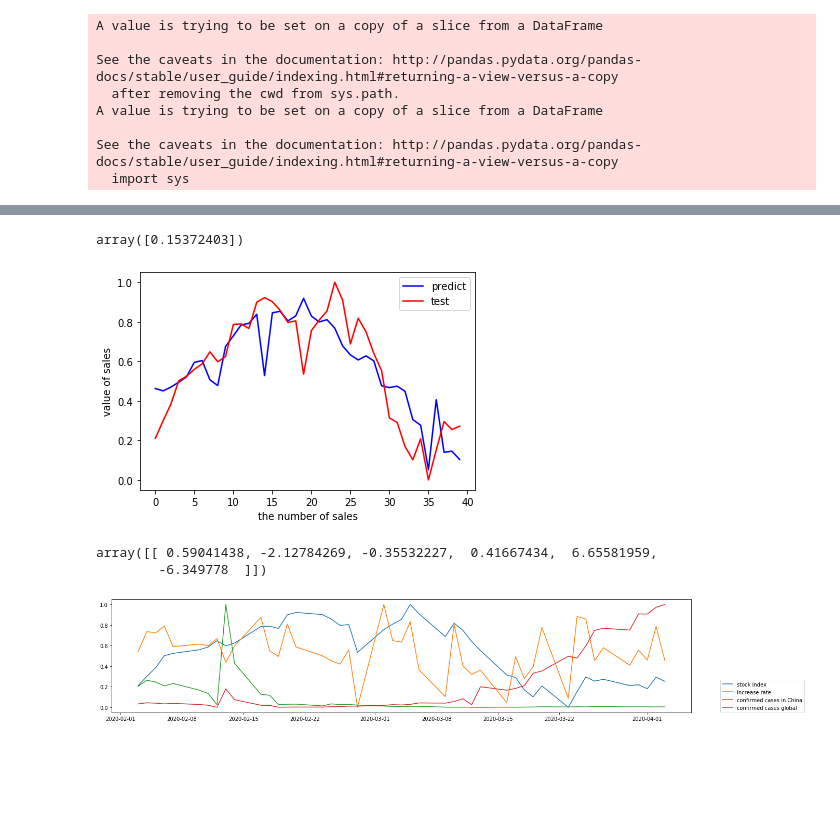
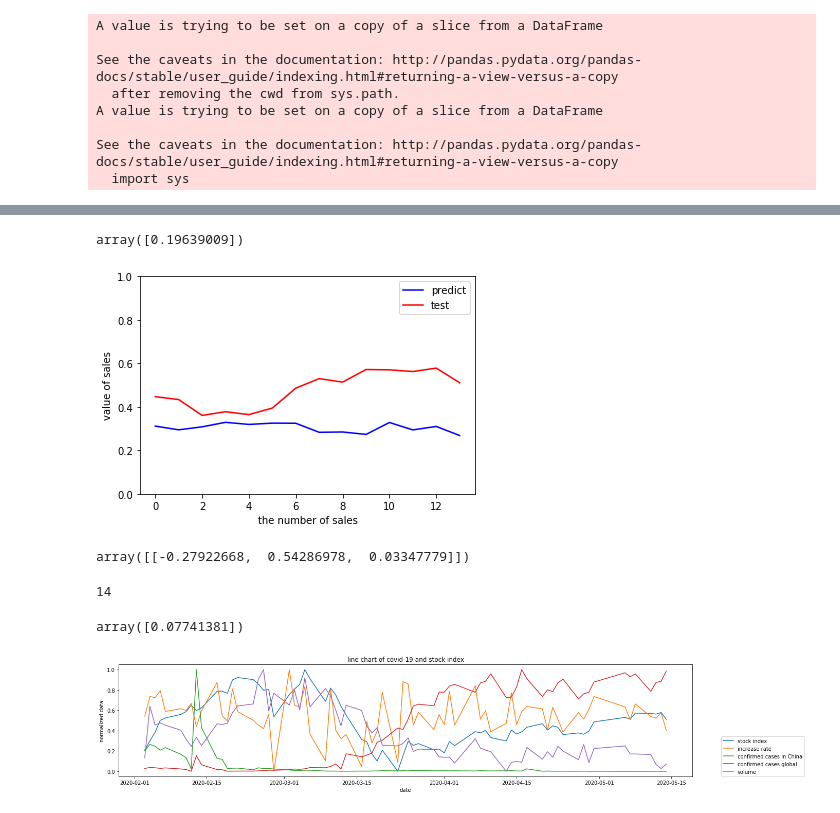
Before and after one commit to lawiet019/DA_FinalProject, a Jupyter notebook: caseAnalyze/timeSeries.ipynb, the cells around one changed output, grey strips where cells are left out. Drawn from its saved outputs; the diff is of its cells as text; code cells hidden in the pictures; blank space fills up the shorter version.

```diff
--- a/caseAnalyze/timeSeries.ipynb
+++ b/caseAnalyze/timeSeries.ipynb
@@ -47,7 +76,7 @@ See the caveats in the documentation: http://pandas.pydata.org/pandas-docs/stabl
   import sys
 # %%
 # get the recovered ratio
-case_by_date_data["reovered_ratio_global"] = case_by_date_data["recovered_cases_global"]/case_by_date_data["confirmed_cases_global"]
-case_by_date_data["reovered_ratio_China"] = case_by_date_data["recovered_cases_China"]/case_by_date_data["confirmed_cases_global"]
+case_by_date_data["recovered_ratio_global"] = case_by_date_data["recovered_cases_global"]/case_by_date_data["confirmed_cases_global"]
+case_by_date_data["recovered_ratio_China"] = case_by_date_data["recovered_cases_China"]/case_by_date_data["confirmed_cases_global"]
 # %%
 # summary the stock price
@@ -184,48 +222,51 @@ array([[0.46250405],
 # %%
 # calculate RMSE
 sum_mean=0
-for i in range(len(y_pred)):
-        sum_mean+=(y_pred[i]-y_train.values[i])**2
+for i in range(len(y_test)):
+        sum_mean+=(y_pred[i]-y_test.values[i])**2
 sum_erro=np.sqrt(sum_mean/len(y_pred))
 
 sum_erro
 # %% [output]
-array([0.15372403])
+array([0.19639009])
 # %%
 #ROC graph
 
 plt.figure()
 plt.plot(range(len(y_pred)),y_pred,'b',label="predict")
-plt.plot(range(len(y_train)),y_train,'r',label="test")
+plt.plot(range(len(y_test)),y_test,'r',label="test")
 plt.legend(loc="upper right")
 plt.xlabel("the number of sales")
 plt.ylabel('value of sales')
+plt.ylim(0,1)
 plt.show()
 # %% [output]
-[figure, old version]
+[figure, new version]
-# %%
-# do the same thing to other attributes
-# time series analysis
-#get the len of data
-len_rows = merged_data.shape[0]
-# use 0.9 as train and 0.1 as test
-split_point = int(len_rows * 0.9)
-y_train = merged_data_norm.iloc[:split_point,[1]]
-x_train = merged_data_norm.iloc[:split_point,[4,5,7,8,10,11]]
-y_test = merged_data_norm.iloc[split_point:,[1]]
-x_test = merged_data_norm.iloc[split_point:,[4,5,6,7,8,10]]
-linreg = LinearRegression()
-
-model= linreg.fit(x_train,y_train)
-
-a  = linreg.intercept_#intercept
-
-b = linreg.coef_#Regression coefficients
-
-b
-# %% [output]
-array([[ 0.59041438, -2.12784269, -0.35532227,  0.41667434,  6.65581959,
-        -6.349778  ]])
+# %%
+
+model= linreg.fit(x_train,y_train2)
+
+a  = linreg.intercept_#intercept
+
+b = linreg.coef_#Regression coefficients
+
+b
+# %% [output]
+array([[-0.27922668,  0.54286978,  0.03347779]])
+# %%
+# validation
+y_pred = linreg.predict(x_test)
+print(len(y_test2))
+# calculate RMSE
+sum_mean=0
+for i in range(len(y_test2)):
+        sum_mean+=(y_pred[i]-y_test2.values[i])**2
+sum_erro=np.sqrt(sum_mean/len(y_pred))
+
+sum_erro
+# %% [output]
+14
+array([0.07741381])
 # %%
 # get the date data
 merged_data_norm["date"]= merged_data["date"]
@@ -233,11 +274,15 @@ merged_data_norm.set_index("date",inplace=True)
 # %%
 #Draw a line chart
 fig = plt.figure(figsize=(20,4))
 plt.plot(merged_data_norm["close"],label="stock index")
 plt.plot(merged_data_norm["increase"],label="increase rate")
 plt.plot(merged_data_norm["confirmed_cases_China"],label="confirmed cases in China")
 plt.plot(merged_data_norm["confirmed_cases_global"],label="confirmed cases global")
+plt.plot(merged_data_norm["volume"],label="volume")
+plt.title("line chart of covid-19 and stock index")
+plt.xlabel("date")
+plt.ylabel("normalized data")
 plt.legend(bbox_to_anchor=(1.05,0), loc=3, borderaxespad=0)
 plt.show()
 # %% [output]
-[figure, old version]
+[figure, new version]
```
Also changed, not shown: parts of 18 cells of this notebook, 49 other files.
